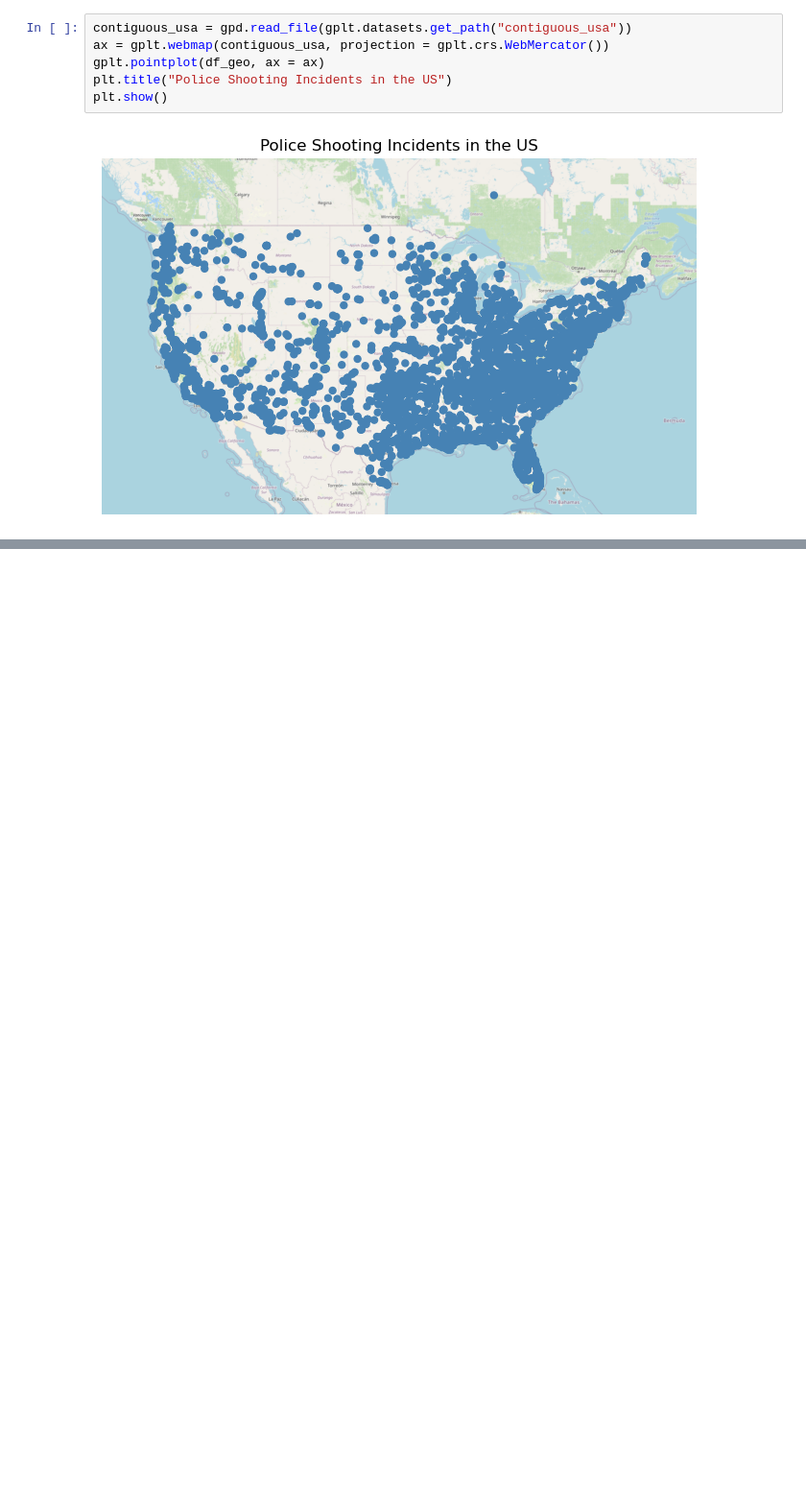
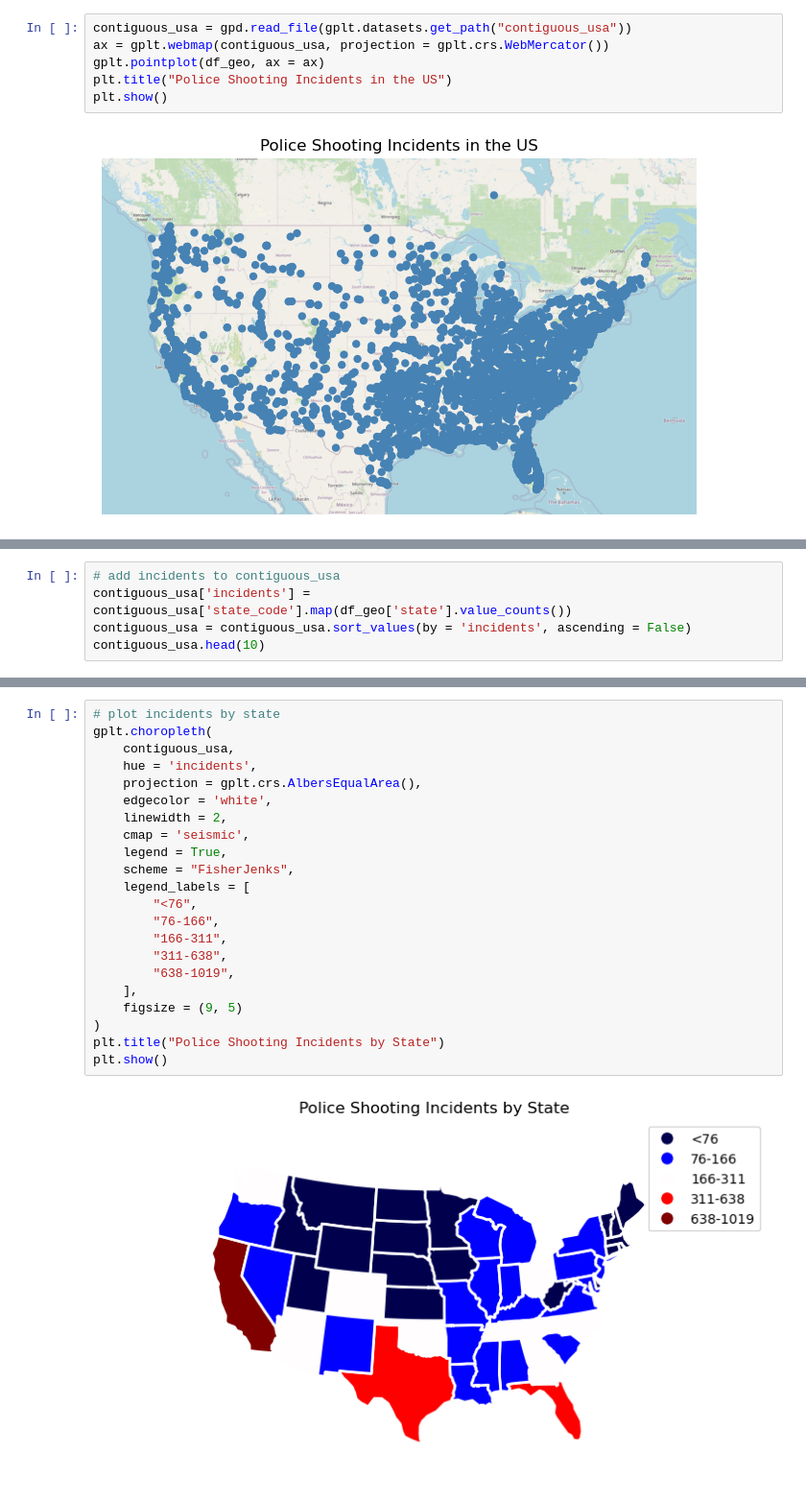
Before and after one commit to fongc123/notes, a Jupyter notebook: src/data visualization/police_shootings.ipynb, the cells around one changed output, grey strips where cells are left out. Shown: that part at 96% size. Saved outputs shown, nothing was run; the diff lists cells and outputs as text; blank space fills up the shorter version.

```diff
--- a/src/data visualization/police_shootings.ipynb
+++ b/src/data visualization/police_shootings.ipynb
@@ -150,0 +203,5 @@ AttributeError: 'Point' object has no attribute 'exterior'
+# %%
+# add incidents to contiguous_usa
+contiguous_usa['incidents'] = contiguous_usa['state_code'].map(df_geo['state'].value_counts())
+contiguous_usa = contiguous_usa.sort_values(by = 'incidents', ascending = False)
+contiguous_usa.head(10)
@@ -150,0 +220,24 @@ AttributeError: 'Point' object has no attribute 'exterior'
+# %%
+# plot incidents by state
+gplt.choropleth(
+    contiguous_usa,
+    hue = 'incidents',
+    projection = gplt.crs.AlbersEqualArea(),
+    edgecolor = 'white',
+    linewidth = 2,
+    cmap = 'seismic',
+    legend = True,
+    scheme = "FisherJenks",
+    legend_labels = [
+        "<76",
+        "76-166",
+        "166-311",
+        "311-638",
+        "638-1019",
+    ],
+    figsize = (9, 5)
+)
+plt.title("Police Shooting Incidents by State")
+plt.show()
+# %% [output]
+[figure, added]
```
Also changed, not shown: parts of 3 cells of this notebook, 1 other file.
